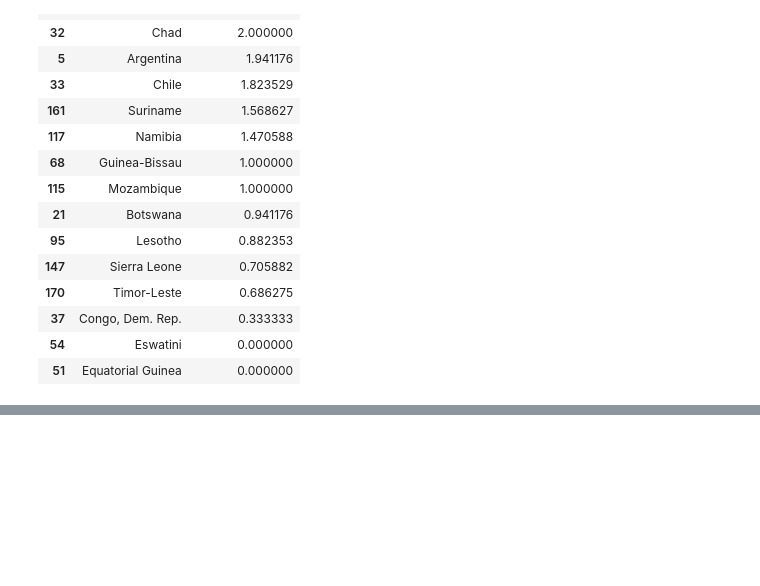
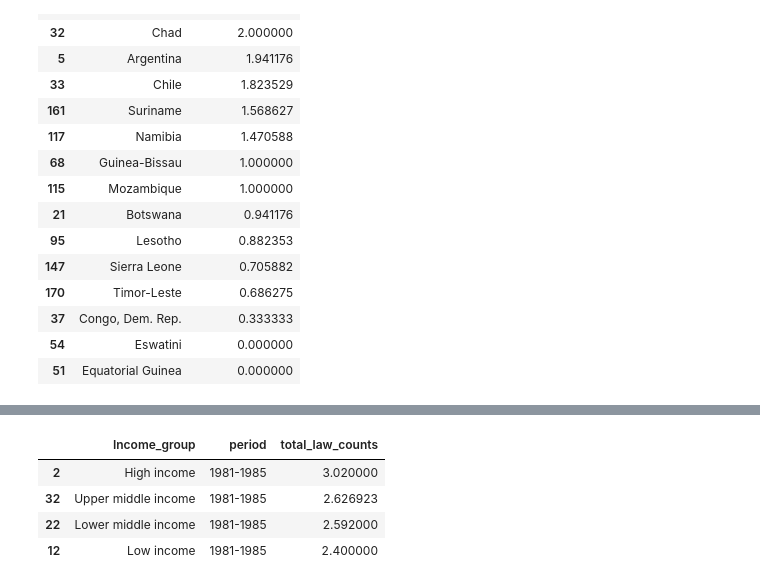
Before and after one commit to AnnikaBock65/Female_Entrepreneurship, a Jupyter notebook: notebooks/law_count_number.ipynb, the cells around one changed output, grey strips where cells are left out. Drawn from its saved outputs; the diff is of its cells as text; code cells hidden in the pictures; blank space fills up the shorter version.

```diff
--- a/notebooks/law_count_number.ipynb
+++ b/notebooks/law_count_number.ipynb
@@ -370,0 +455,10 @@ average_law_count_by_economy
+# %%
+df_average_1981 = average_law_count_by_income_period.loc[average_law_count_by_income_period['period'] == '1981-1985']
+df_average_1981 = df_average_1981.sort_values(by = 'total_law_counts', ascending = False)
+df_average_1981
+# %% [output]
+|  | Income_group | period | total_law_counts |
+| 2 | High income | 1981-1985 | 3.020000 |
+| 32 | Upper middle income | 1981-1985 | 2.626923 |
+| 22 | Lower middle income | 1981-1985 | 2.592000 |
+| 12 | Low income | 1981-1985 | 2.400000 |
```
Also changed, not shown: parts of 14 cells of this notebook, 2 other files.
